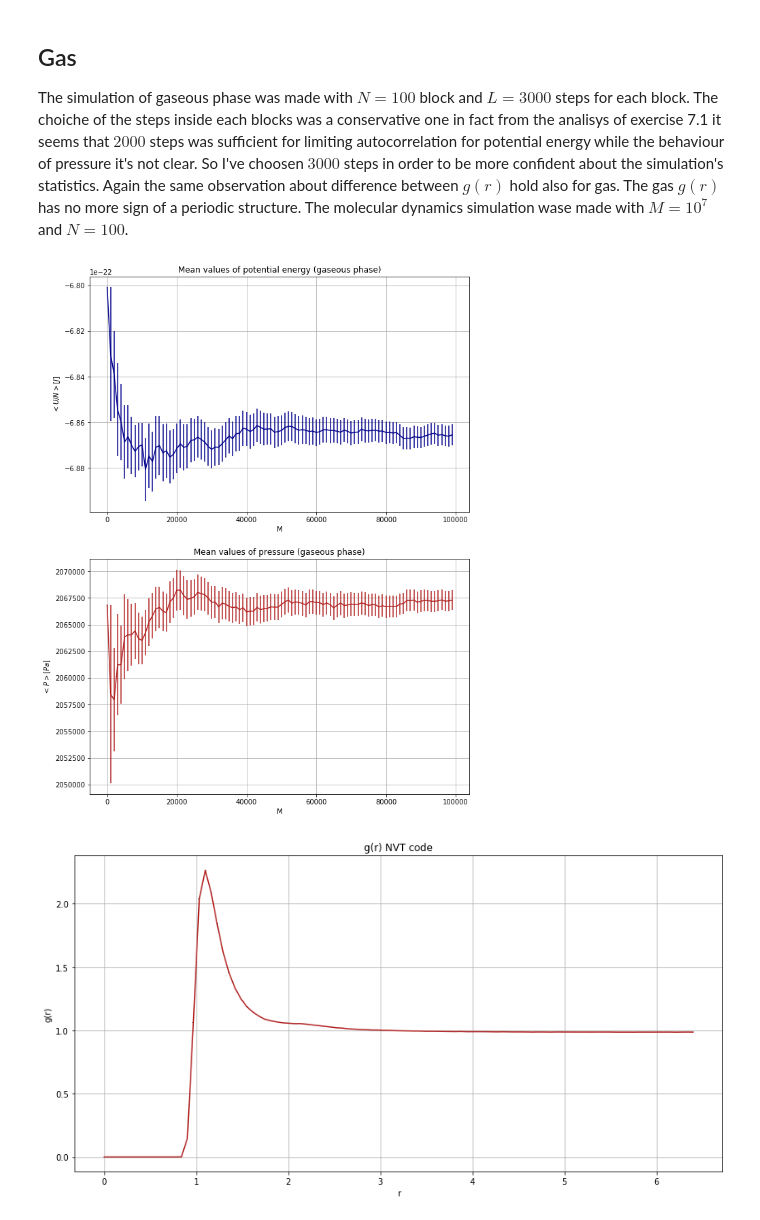
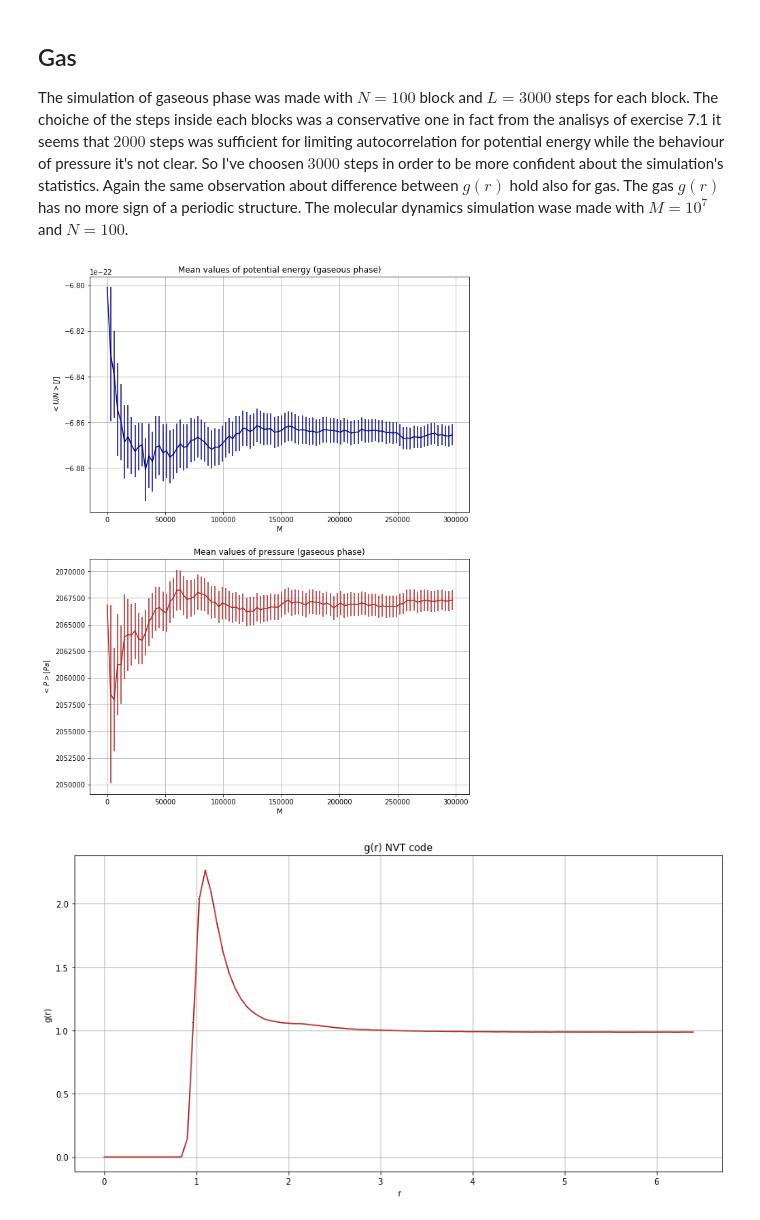
Before and after one commit to gabrielemontefusco/LSN_Montefusco_2020, a Jupyter notebook: Ex7/Exercise 7.ipynb, the cells around one changed output. Cells and saved outputs as stored; diff of their text form; code cells hidden in the pictures.

```diff
--- a/Ex7/Exercise 7.ipynb
+++ b/Ex7/Exercise 7.ipynb
@@ -582,35 +582,35 @@ import math
 epskb=120
 eps=120*1.380649*pow(10,-23)
 sigma=0.34*pow(10,-9)
 m=39.948*1.6605*pow(10,-27)
 
 x = np.arange(100)
-x*=1000
+x*=3000
 #x=np.ndarray.astype(x, dtype=float)
 #x*=1000*0.0005*sigma*np.sqrt(m/eps)
 
 Press, errPress =np.loadtxt("output.Pres.G", usecols=(2,3), unpack=True)
 Epot, errPot =np.loadtxt("output.Epot.G", usecols=(2,3), unpack=True)
 
 fig=plt.figure(figsize=(10,14))
 
 plt.subplot(211)
 plt.errorbar(x, Epot*eps, yerr=errPot*eps, color="darkblue")
 plt.xlabel('M')
 plt.ylabel('$<U/N> [J]$')
 plt.title("Mean values of potential energy (gaseous phase)")
 plt.grid(True)
 
 plt.subplot(212)
 plt.errorbar(x, Press*eps/pow(sigma,3), yerr=errPress*eps/pow(sigma,3), color="firebrick")
 plt.xlabel('M')
 plt.ylabel('$<P> [Pa]$')
 plt.title("Mean values of pressure (gaseous phase)")
 plt.grid(True)
 
 plt.show()
 # %% [output]
-[figure, old version]
+[figure, new version]
 # %%
 import matplotlib
 import matplotlib.pyplot as plt
```
Also changed, not shown: parts of 2 cells of this notebook.
